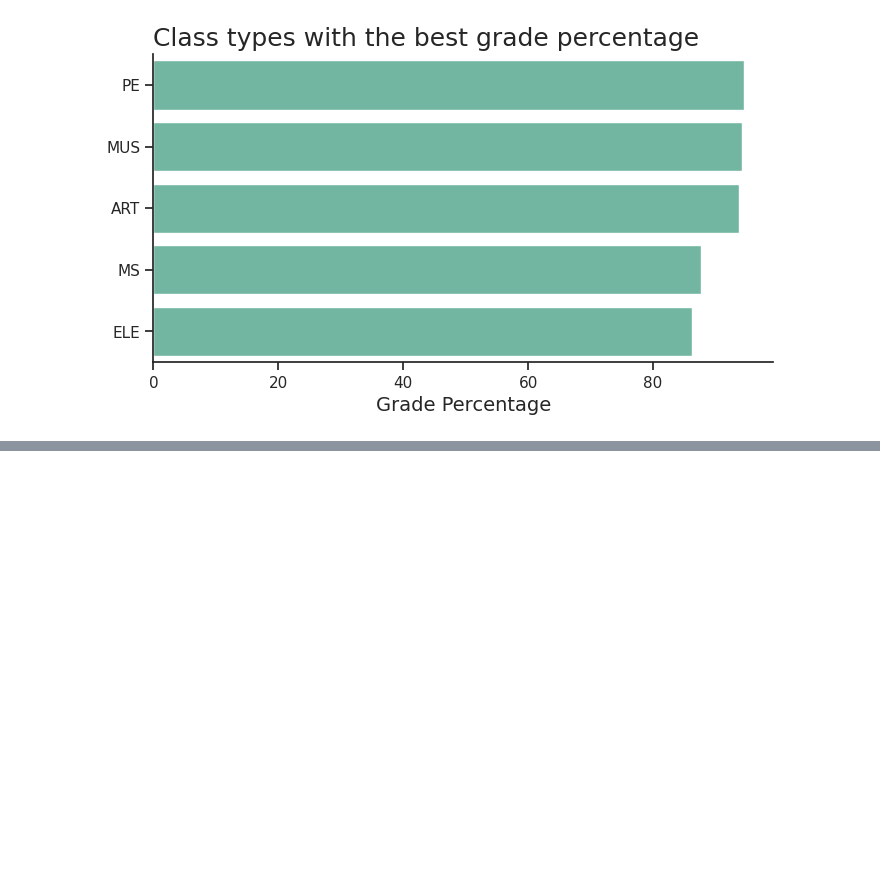
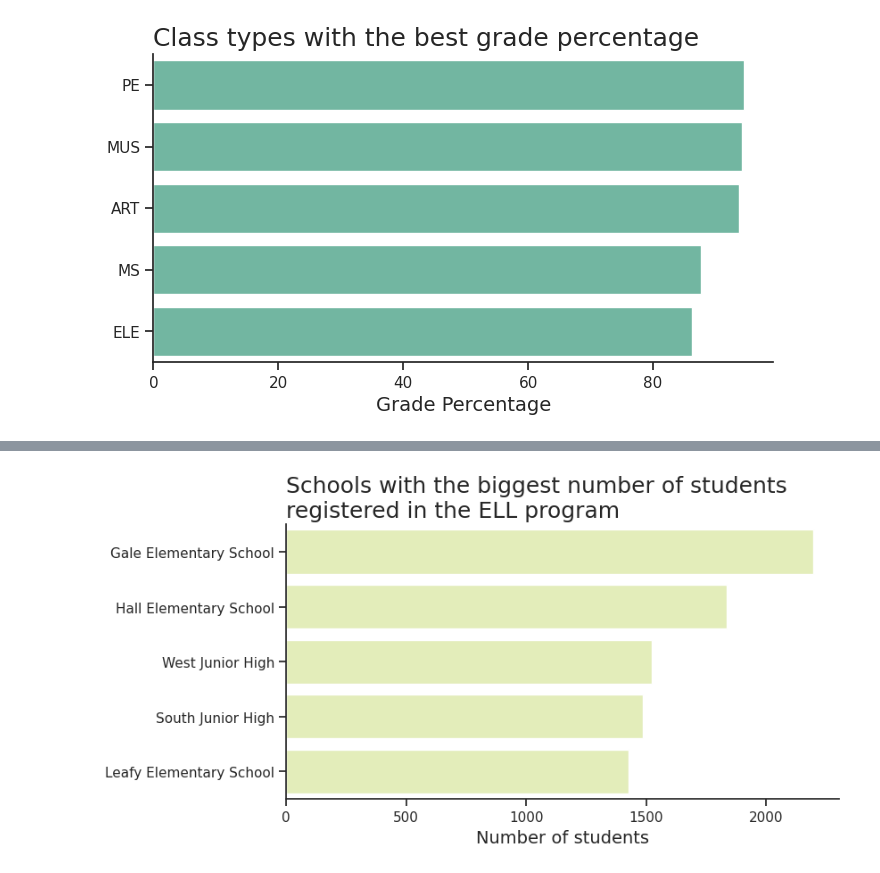
Before and after one commit to Matheus-Pombeiro/student_performance, a Jupyter notebook: student_performance.ipynb, the cells around one changed output, grey strips where cells are left out. Saved outputs shown, nothing was run; the diff lists cells and outputs as text; code cells hidden in the pictures; blank space fills up the shorter version.

Commit message:
feat: English learner laguage program

```diff
--- a/student_performance.ipynb
+++ b/student_performance.ipynb
@@ -315,0 +318,4 @@ plt.show()
+# %%
+# Finding the number of students registered in the ELL program by school
+ell = data.groupby('schoolName')['ell'].sum().sort_values(ascending=False).head()
+ell
@@ -315,0 +331,31 @@ plt.show()
+# %%
+# Setting a palette
+sns.set_palette('YlGnBu')
+# %%
+# Making a figure
+fig, ax = plt.subplots(figsize=(8, 4))
+
+# Plotting a chart about the number of students registered in the ELL program by school
+ax = sns.barplot(data=ell, orient='h')
+
+# Setting a title
+ax.set_title('Schools with the biggest number of students \nregistered in the ELL program',
+             loc='left', fontsize=18)
+
+# Setting labels
+ax.set_xlabel('Number of students', fontsize=14)
+ax.set_ylabel('')
+
+# Setting an interval of values
+ax.xaxis.set_major_locator(plt.MultipleLocator(500))
+
+# Removing the borders (frames)
+sns.despine()
+
+# Writing the chart
+fig.savefig('students_registered_ell.png', transparent=False, dpi=300, bbox_inches='tight')
+
+# Showing the chart
+plt.show()
+# %% [output]
+[figure, added]
```
Also changed, not shown: parts of 2 cells of this notebook.
